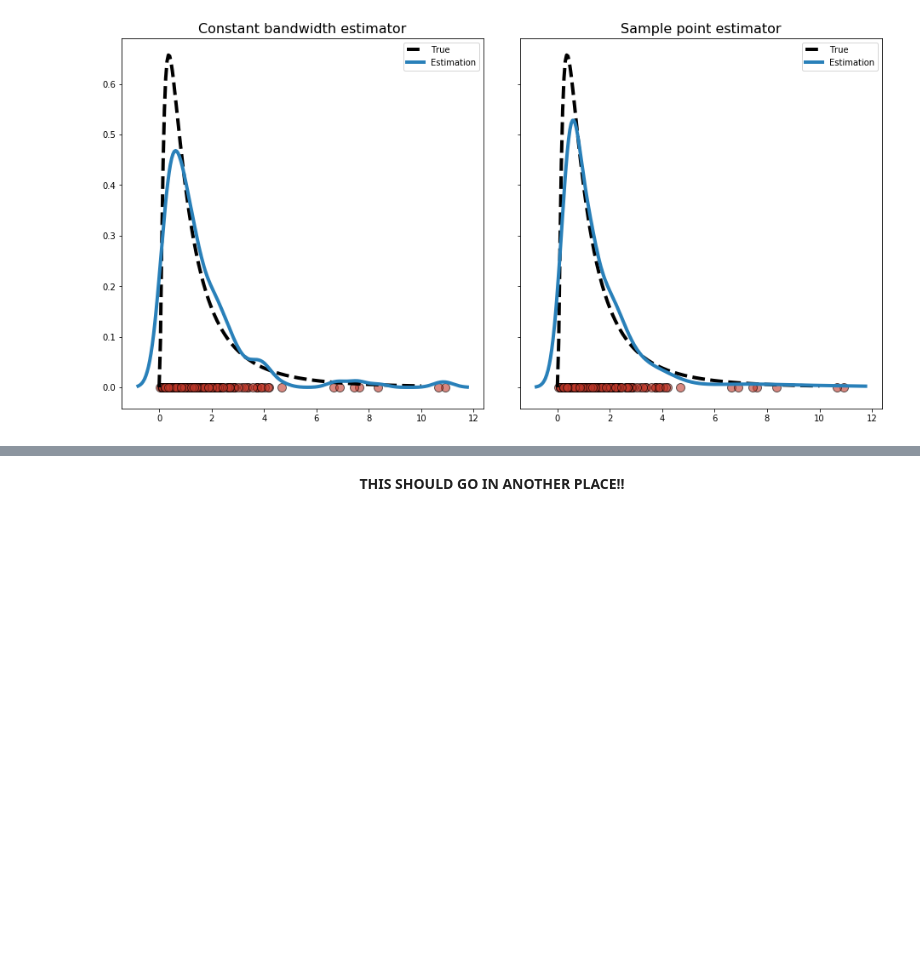
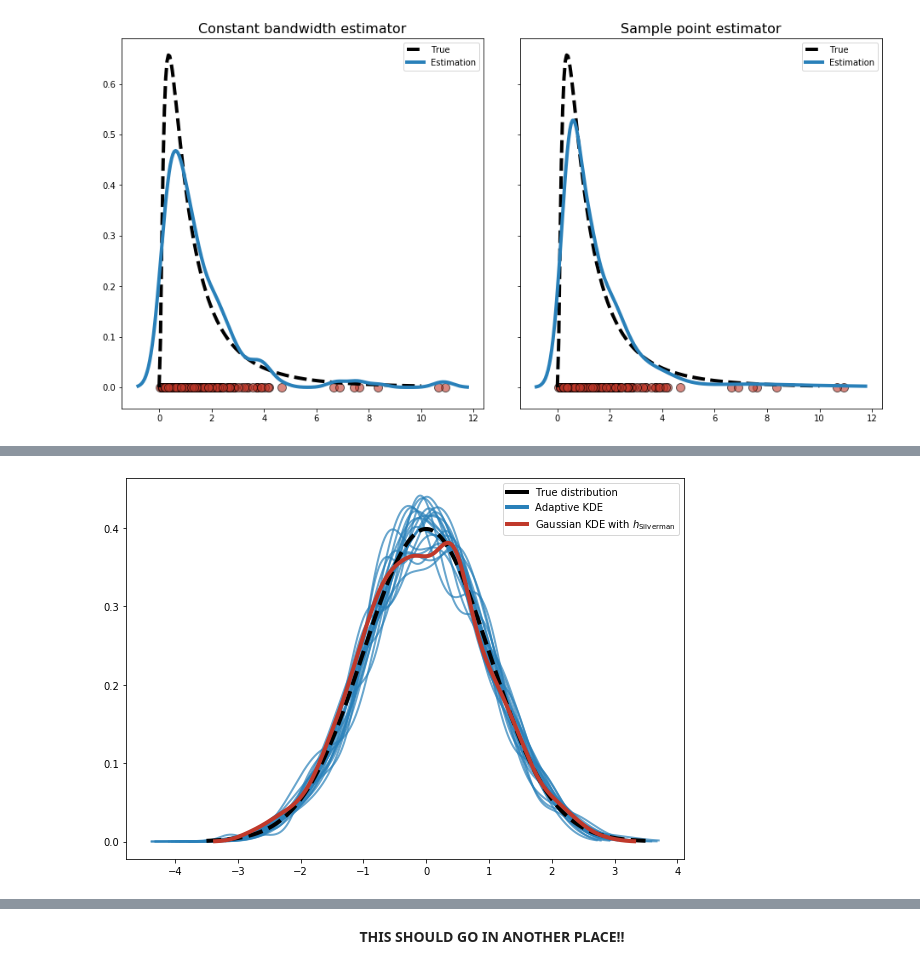
Before and after one commit to tomicapretto/density_estimation, a Jupyter notebook: notebooks/04_adaptive_bandwidth_kde.ipynb, the cells around one changed output, grey strips where cells are left out. Drawn from its saved outputs; the diff is of its cells as text; code cells hidden in the pictures; blank space fills up the shorter version.

```diff
--- a/notebooks/04_adaptive_bandwidth_kde.ipynb
+++ b/notebooks/04_adaptive_bandwidth_kde.ipynb
@@ -55,6 +55,7 @@ def get_pdf(x_grid, mean, sd, wt=None):
 # %%
 mean = [0, 5]
 sd = [0.2, 1]
+sizes = [200, 500, 1000, 5000]
 x_grid = np.linspace(-0.5, 8, 1000)
 
 pdf_true = get_pdf(x_grid, mean, sd)
@@ -66,7 +67,7 @@ colors = ["black", DARK_RED, DARK_BLUE]
 labels = ["True distribution", r"Gaussian KDE with $h_{\mathrm{ISJ}}$", "Gaussian KDE with $h_{\mathrm{Silverman}}$"]
 lines = [Line2D([0], [0], color=c, linewidth=4) for c in colors]
 
-for n, i, j in zip([200, 500, 1000, 5000], [0, 0, 1, 1], [0, 1, 0, 1]):
+for n, i, j in zip(sizes, [0, 0, 1, 1], [0, 1, 0, 1]):
 
     rvs = generate_rvs(n, mean, sd)
     hisj = h_isj(rvs)
@@ -358,9 +360,6 @@ We leave Gaussian mixtures for a moment and see whether there is any improvement
 # %%
 np.random.seed(1234)
 x_grid = np.linspace(0, 10, 200)
-mean = [3.5, 9]
-sd = [0.5, 1.5]
-wt = [0.6, 0.4]
 n = 200
 
 rvs = stats.lognorm.rvs(s=1, size=n)
@@ -538,0 +606,18 @@ def _norm_pdf(grid, mu, var, weight):
+# %%
+np.random.seed(1234)
+colors = ["black", DARK_BLUE, DARK_RED]
+labels = ["True distribution", "Adaptive KDE", r"Gaussian KDE with $h_{\mathrm{Silverman}}$"]
+lines = [Line2D([0], [0], color=c, linewidth=4) for c in colors]
+
+x_grid = np.linspace(-3.5, 3.5, 500)
+for i in range(20):
+    rvs = np.random.normal(size=1000)
+    x_kde, y_kde = em_kde(rvs)
+    plt.plot(x_kde, y_kde, linewidth=2, color=DARK_BLUE, alpha=0.7)
+
+plt.plot(x_grid, stats.norm.pdf(x_grid), linewidth=4, linestyle="--", color="black")
+x_kde, y_kde = convolution_kde(rvs)
+plt.plot(x_kde, y_kde, linewidth=4, color=DARK_RED)
+plt.legend(lines, labels);
+# %% [output]
+[figure, added]
```
Also changed, not shown: parts of 18 cells of this notebook.
